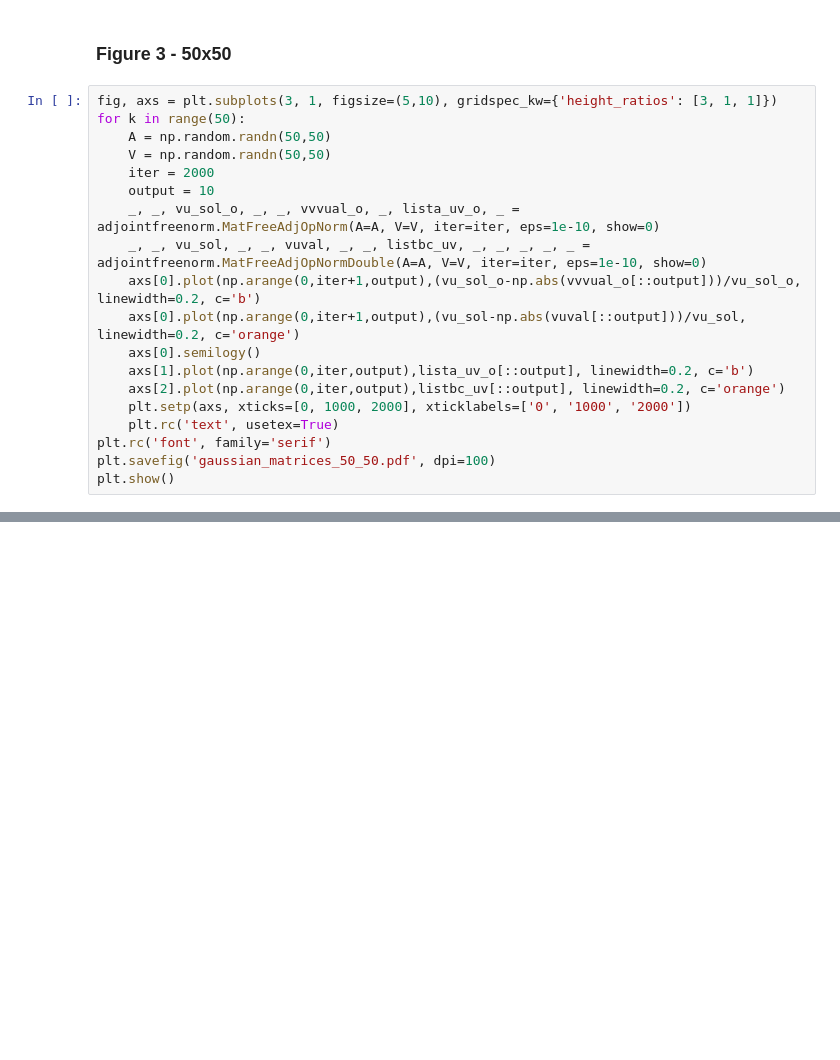
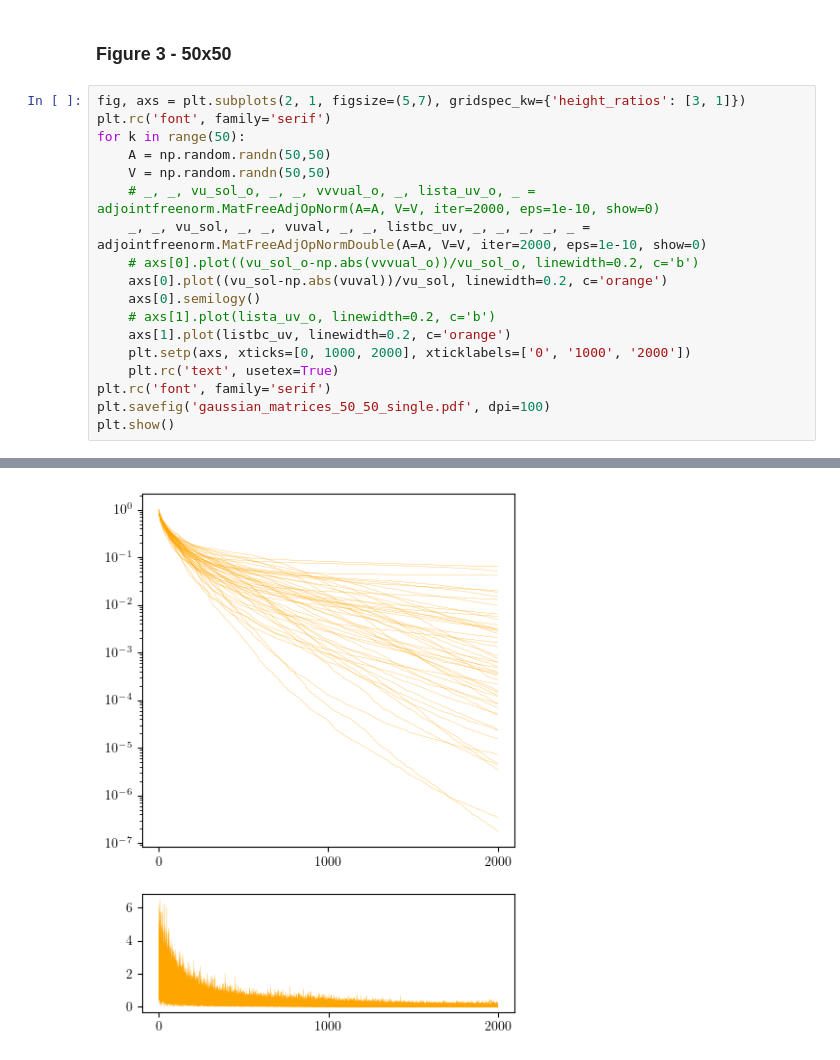
Before and after one commit to JJEWBresch/MatrixNormWithoutAdjoint, a Jupyter notebook: fig_3_50_50.ipynb, the cells around one changed output, grey strips where cells are left out. Saved outputs shown, nothing was run; the diff lists cells and outputs as text; blank space fills up the shorter version.

```diff
--- a/fig_3_50_50.ipynb
+++ b/fig_3_50_50.ipynb
@@ -15,21 +17,21 @@ imp.reload(adjointfreenorm)
 # %% [markdown]
 ### Figure 3 - 50x50
 # %%
-fig, axs = plt.subplots(3, 1, figsize=(5,10), gridspec_kw={'height_ratios': [3, 1, 1]})
+fig, axs = plt.subplots(2, 1, figsize=(5,7), gridspec_kw={'height_ratios': [3, 1]})
+plt.rc('font', family='serif')
 for k in range(50):
     A = np.random.randn(50,50)
     V = np.random.randn(50,50)
-    iter = 2000
-    output = 10
-    _, _, vu_sol_o, _, _, vvvual_o, _, lista_uv_o, _ = adjointfreenorm.MatFreeAdjOpNorm(A=A, V=V, iter=iter, eps=1e-10, show=0)
-    _, _, vu_sol, _, _, vuval, _, _, listbc_uv, _, _, _, _, _ = adjointfreenorm.MatFreeAdjOpNormDouble(A=A, V=V, iter=iter, eps=1e-10, show=0)
-    axs[0].plot(np.arange(0,iter+1,output),(vu_sol_o-np.abs(vvvual_o[::output]))/vu_sol_o, linewidth=0.2, c='b')
-    axs[0].plot(np.arange(0,iter+1,output),(vu_sol-np.abs(vuval[::output]))/vu_sol, linewidth=0.2, c='orange')
+    # _, _, vu_sol_o, _, _, vvvual_o, _, lista_uv_o, _ = adjointfreenorm.MatFreeAdjOpNorm(A=A, V=V, iter=2000, eps=1e-10, show=0)
+    _, _, vu_sol, _, _, vuval, _, _, listbc_uv, _, _, _, _, _ = adjointfreenorm.MatFreeAdjOpNormDouble(A=A, V=V, iter=2000, eps=1e-10, show=0)
+    # axs[0].plot((vu_sol_o-np.abs(vvvual_o))/vu_sol_o, linewidth=0.2, c='b')
+    axs[0].plot((vu_sol-np.abs(vuval))/vu_sol, linewidth=0.2, c='orange')
     axs[0].semilogy()
-    axs[1].plot(np.arange(0,iter,output),lista_uv_o[::output], linewidth=0.2, c='b')
-    axs[2].plot(np.arange(0,iter,output),listbc_uv[::output], linewidth=0.2, c='orange')
+    # axs[1].plot(lista_uv_o, linewidth=0.2, c='b')
+    axs[1].plot(listbc_uv, linewidth=0.2, c='orange')
     plt.setp(axs, xticks=[0, 1000, 2000], xticklabels=['0', '1000', '2000'])
     plt.rc('text', usetex=True)
 plt.rc('font', family='serif')
-plt.savefig('gaussian_matrices_50_50.pdf', dpi=100)
+plt.savefig('gaussian_matrices_50_50_single.pdf', dpi=100)
 plt.show()
+# %% [output]
@@ -35,0 +55 @@ plt.show()
+[figure, added]
```
Also changed, not shown: parts of 2 cells of this notebook, 6 other files.
